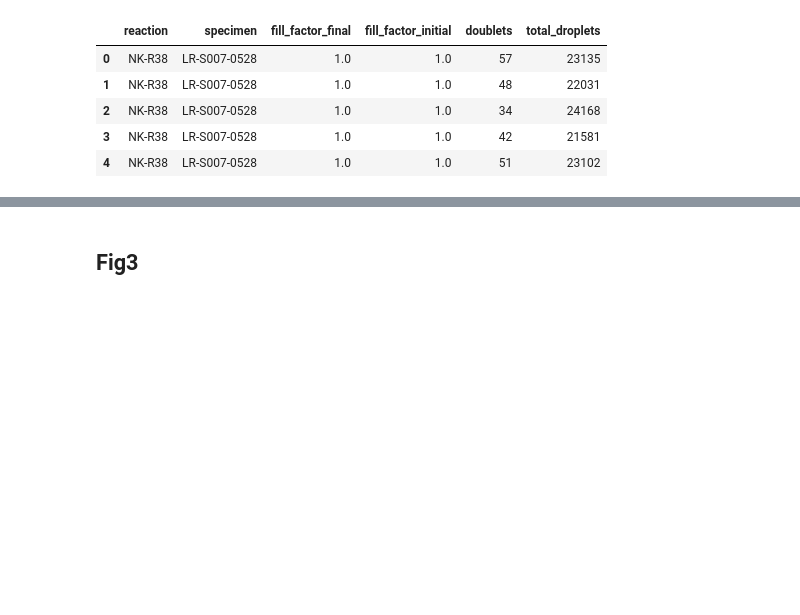
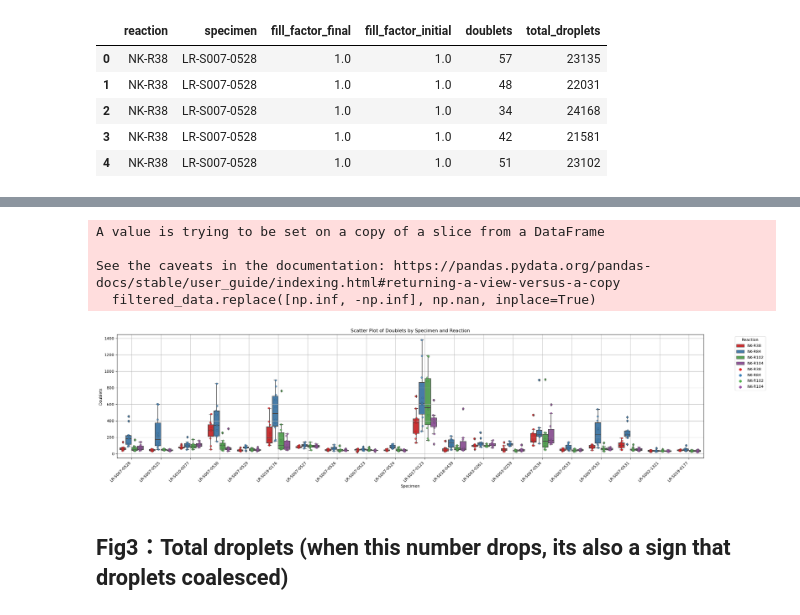
Before and after one commit to nicolejordann/Project_1, a Jupyter notebook: solution.ipynb, the cells around one changed output, grey strips where cells are left out. Drawn from its saved outputs; the diff is of its cells as text; code cells hidden in the pictures; blank space fills up the shorter version.

```diff
--- a/solution.ipynb
+++ b/solution.ipynb
@@ -155,5 +73,33 @@ See the caveats in the documentation: https://pandas.pydata.org/pandas-docs/stab
+# %%
+# Replace inf values with NaN
+filtered_data.replace([np.inf, -np.inf], np.nan, inplace=True)
+
+plt.figure(figsize=(24, 6))
+
+# Use seaborn's boxplot to create a box plot
+sns.boxplot(x='specimen', y='doublets', hue='reaction',
+            data=filtered_data, palette="Set1", dodge=True)
+
+# Use seaborn's stripplot to create a scatter plot and add jitter effect
+sns.stripplot(x='specimen', y='doublets', hue='reaction', data=filtered_data,
+              jitter=True, palette="Set1", dodge=True, alpha=0.7, linewidth=0.5)
+
+plt.xlabel('Specimen')
+plt.ylabel('Doublets')
+plt.title('Scatter Plot of Doublets by Specimen and Reaction')
+plt.xticks(rotation=45, ha='right')  # Rotate x-axis labels
+plt.legend(title='Reaction', bbox_to_anchor=(1.05, 1), loc='upper left')
+plt.grid(True)
+plt.tight_layout()  # Adjust the layout of the plot
+plt.show()
+# %% [output]
+A value is trying to be set on a copy of a slice from a DataFrame
+
+See the caveats in the documentation: https://pandas.pydata.org/pandas-docs/stable/user_guide/indexing.html#returning-a-view-versus-a-copy
+  filtered_data.replace([np.inf, -np.inf], np.nan, inplace=True)
+[figure, added]
 # %% [markdown]
-## Fig3
+## Fig3：Total droplets (when this number drops, its also a sign that droplets coalesced)
 # %%
 plt.figure(figsize=(24, 6))
 
```
Also changed, not shown: parts of 17 cells of this notebook, 9 other files.
